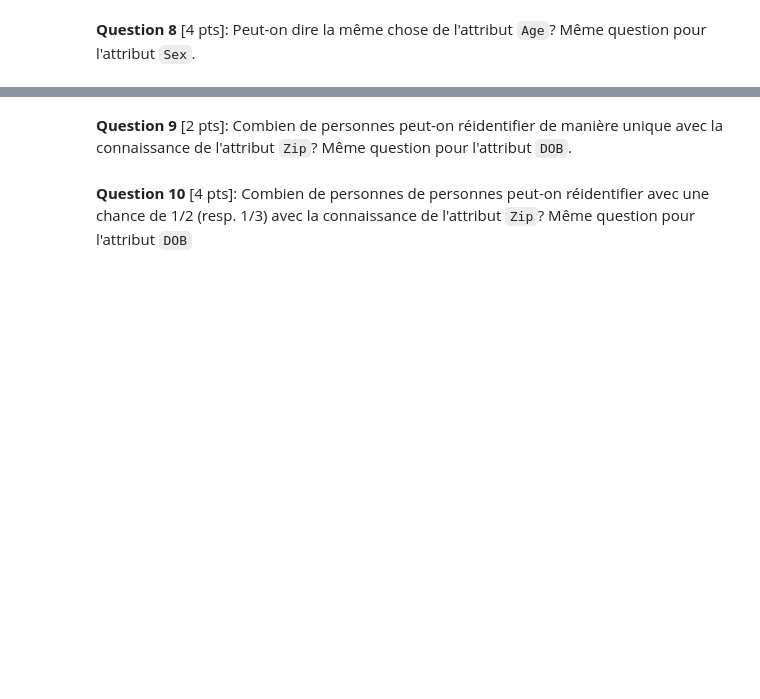
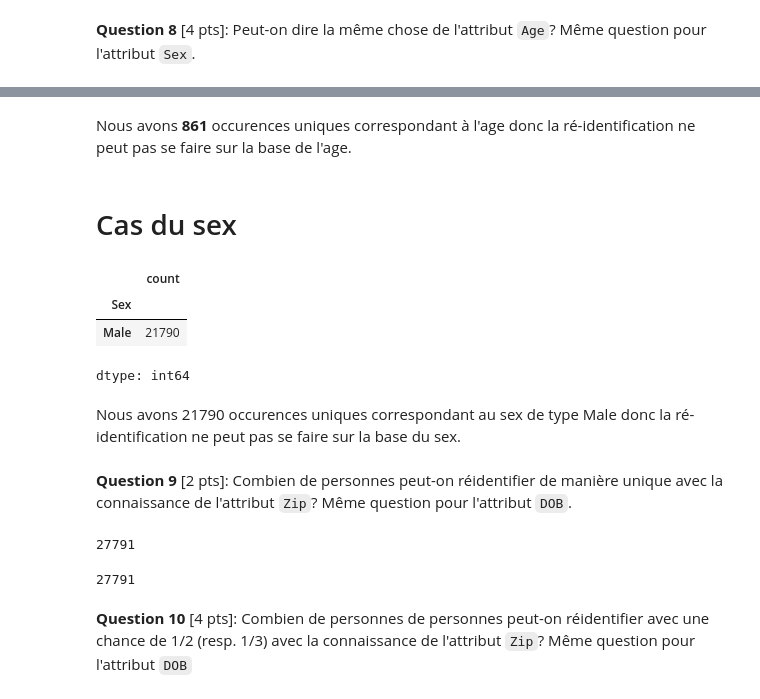
Before and after one commit to Sohdjeukeu/Labo_GTI_720, a Jupyter notebook: labo_1_01_G_Merlin.ipynb, the cells around one changed output, grey strips where cells are left out. Saved outputs shown, nothing was run; the diff lists cells and outputs as text; code cells hidden in the pictures; blank space fills up the shorter version.

```diff
--- a/labo_1_01_G_Merlin.ipynb
+++ b/labo_1_01_G_Merlin.ipynb
@@ -274,4 +308,33 @@ dtype: object
+# %% [markdown]
+Nous avons **861** occurences uniques correspondant à l'age donc la ré-identification ne peut pas se faire sur la base de l'age.
+# %% [markdown]
+# Cas du sex
+# %%
+# # filtrons le jeu de données depersonnaliser uniquement sur le Age de Faith McCloughlin pour voir si nous le retrouvons
+resultatFiltrer_Sur_Sex = JeuDonneeesDepersonnaliser[JeuDonneeesDepersonnaliser['Sex']== 'Male']
+resultatFiltrer_Sur_Sex
+resultatFiltrer_Sur_Sex['Sex'].value_counts() # retourne plusieurs occurences correspondants à Male
+# %% [output]
+|  | count |
+| Sex |  |
+| Male | 21790 |
+dtype: int64
+# %% [markdown]
+Nous avons 21790 occurences uniques correspondant au sex de type Male donc la ré-identification ne peut pas se faire sur la base du sex.
 # %% [markdown]
 **Question 9** [2 pts]:  Combien de personnes peut-on réidentifier de manière unique avec la connaissance de l'attribut `Zip`? Même question pour l'attribut `DOB`.
+# %%
+#JeuDonneeesDepersonnaliser['Zip'].value_counts() # retourne le nombre d'occurrence unique correpondant au zip
+#JeuDonneeesDepersonnaliser['Zip'].count() # retourne le nombre de personnes reidentifiables avec l'attribut zip
+JeuDonneeesDepersonnaliser['Zip'].value_counts().count() # retourne le nombre de personnes reidentifiables avec l'attribut zip
+# ou bien
+JeuDonneeesDepersonnaliser['Zip'].nunique() # retourne le nombre de personnes reidentifiables avec l'attribut zip
+#JeuDonneeesDepersonnaliser['Zip'].value_counts().sum() # retourne le nombre de personnes reidentifiables avec l'attribut zip
+# %% [output]
+27791
+# %%
+len(jeuDonneeesDepersonnaliser['Zip'].drop_duplicates()) # retourne le nombre d'occurrence unique correpondant au DOB
+# %% [output]
+27791
 # %% [markdown]
 **Question 10** [4 pts]:  Combien de personnes de personnes peut-on réidentifier avec une chance de 1/2 (resp. 1/3) avec la connaissance de l'attribut `Zip`? Même question pour l'attribut `DOB`
```
Also changed, not shown: parts of 11 cells of this notebook.
